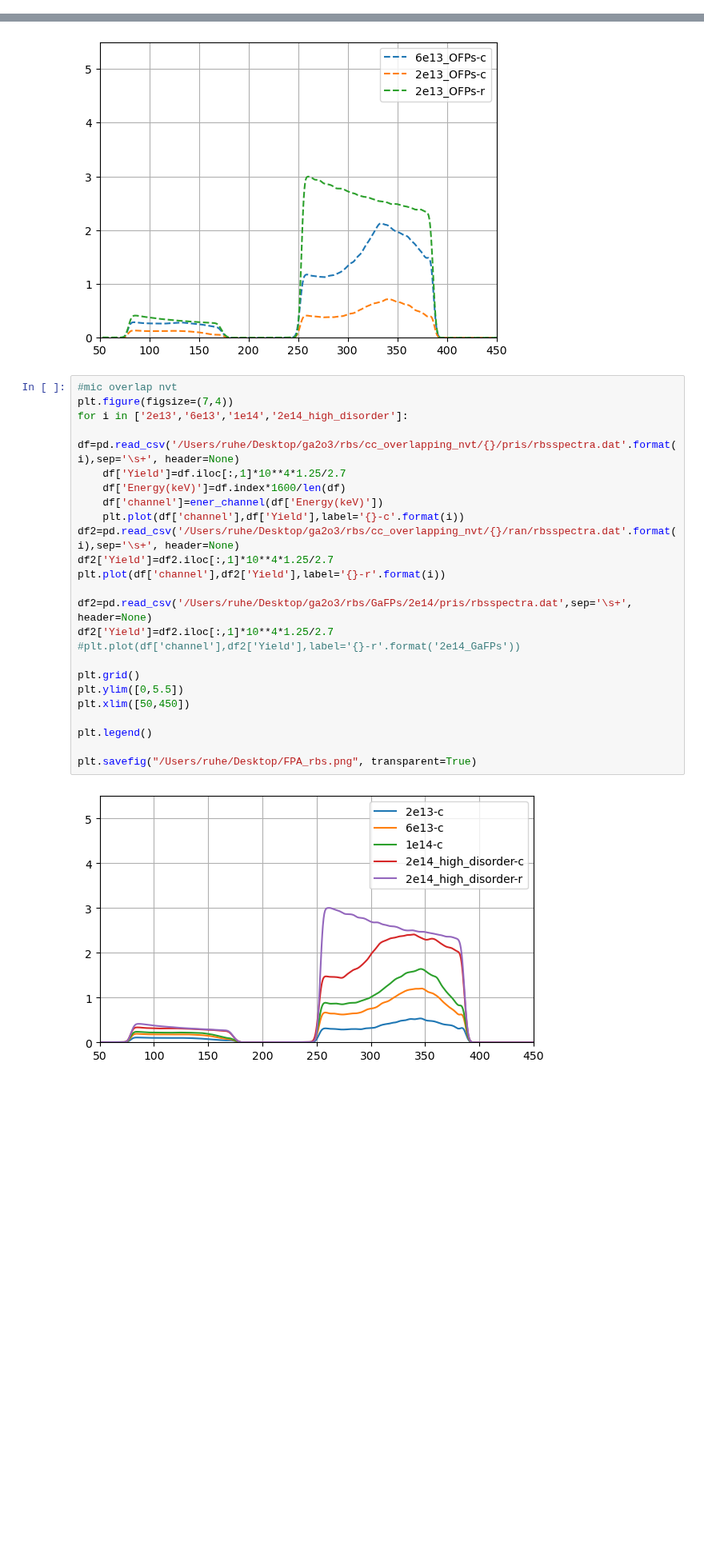
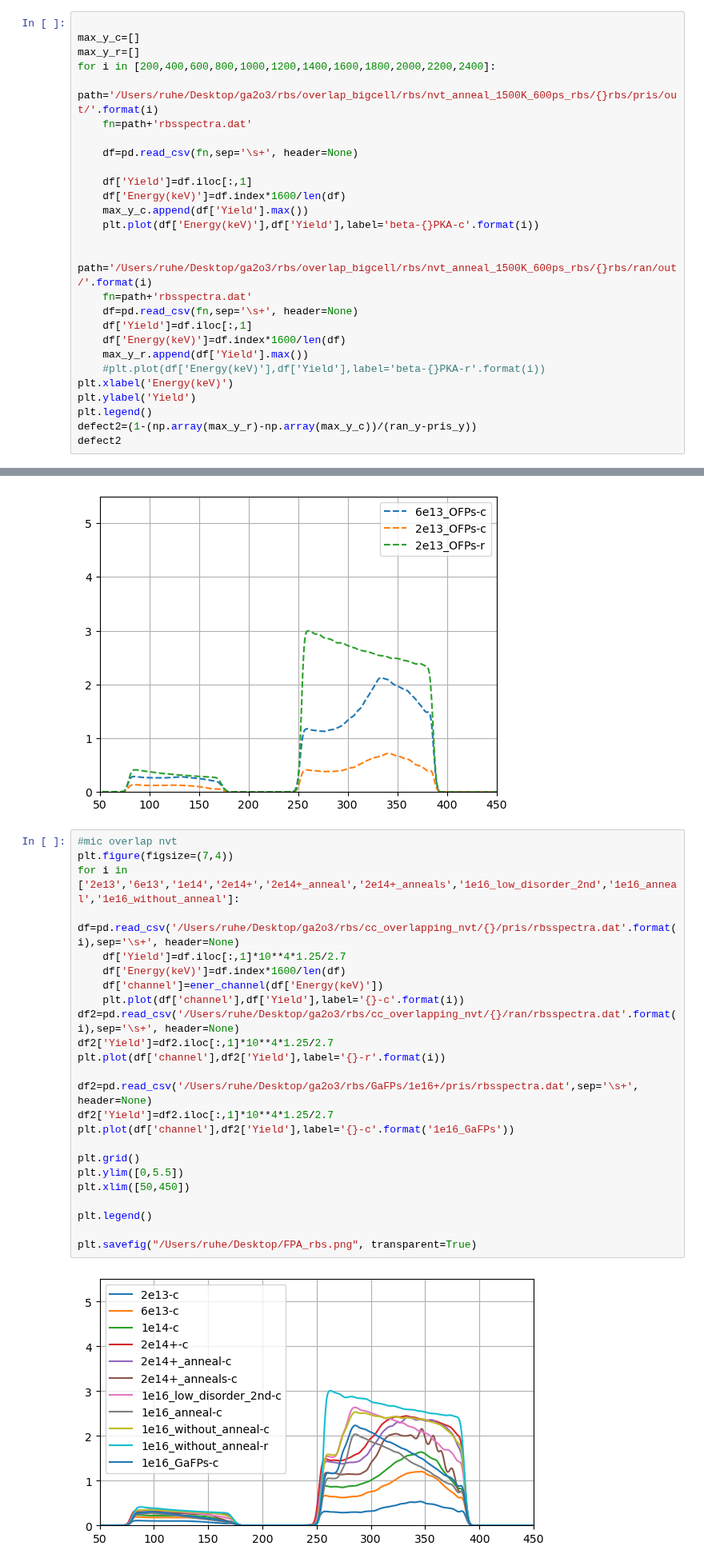
Before and after one commit to HE-RU10/ga2o3, a Jupyter notebook: RBS.ipynb, the cells around one changed output, grey strips where cells are left out. Shown at 80% size. Drawn from its saved outputs; the diff is of its cells as text; blank space fills up the shorter version.

```diff
--- a/RBS.ipynb
+++ b/RBS.ipynb
@@ -330,0 +353,27 @@ plt.ylim([0,1])
+# %%
+
+max_y_c=[]
+max_y_r=[]
+for i in [200,400,600,800,1000,1200,1400,1600,1800,2000,2200,2400]:
+    path='/Users/ruhe/Desktop/ga2o3/rbs/overlap_bigcell/rbs/nvt_anneal_1500K_600ps_rbs/{}rbs/pris/out/'.format(i)
+    fn=path+'rbsspectra.dat'
+
+    df=pd.read_csv(fn,sep='\s+', header=None)
+
+    df['Yield']=df.iloc[:,1]
+    df['Energy(keV)']=df.index*1600/len(df)
+    max_y_c.append(df['Yield'].max())
+    plt.plot(df['Energy(keV)'],df['Yield'],label='beta-{}PKA-c'.format(i))
+
+    path='/Users/ruhe/Desktop/ga2o3/rbs/overlap_bigcell/rbs/nvt_anneal_1500K_600ps_rbs/{}rbs/ran/out/'.format(i)
+    fn=path+'rbsspectra.dat'
+    df=pd.read_csv(fn,sep='\s+', header=None)
+    df['Yield']=df.iloc[:,1]
+    df['Energy(keV)']=df.index*1600/len(df)
+    max_y_r.append(df['Yield'].max())
+    #plt.plot(df['Energy(keV)'],df['Yield'],label='beta-{}PKA-r'.format(i))
+plt.xlabel('Energy(keV)')
+plt.ylabel('Yield')
+plt.legend()
+defect2=(1-(np.array(max_y_r)-np.array(max_y_c))/(ran_y-pris_y))
+defect2
@@ -435,26 +498,26 @@ plt.xlim([50,450])
 # %%
 #mic overlap nvt
 plt.figure(figsize=(7,4))
-for i in ['2e13','6e13','1e14','2e14_high_disorder']:
+for i in ['2e13','6e13','1e14','2e14+','2e14+_anneal','2e14+_anneals','1e16_low_disorder_2nd','1e16_anneal','1e16_without_anneal']:
     df=pd.read_csv('/Users/ruhe/Desktop/ga2o3/rbs/cc_overlapping_nvt/{}/pris/rbsspectra.dat'.format(i),sep='\s+', header=None)
     df['Yield']=df.iloc[:,1]*10**4*1.25/2.7
     df['Energy(keV)']=df.index*1600/len(df)
     df['channel']=ener_channel(df['Energy(keV)'])
     plt.plot(df['channel'],df['Yield'],label='{}-c'.format(i))
 df2=pd.read_csv('/Users/ruhe/Desktop/ga2o3/rbs/cc_overlapping_nvt/{}/ran/rbsspectra.dat'.format(i),sep='\s+', header=None)
 df2['Yield']=df2.iloc[:,1]*10**4*1.25/2.7
 plt.plot(df['channel'],df2['Yield'],label='{}-r'.format(i))
 
-df2=pd.read_csv('/Users/ruhe/Desktop/ga2o3/rbs/GaFPs/2e14/pris/rbsspectra.dat',sep='\s+', header=None)
+df2=pd.read_csv('/Users/ruhe/Desktop/ga2o3/rbs/GaFPs/1e16+/pris/rbsspectra.dat',sep='\s+', header=None)
 df2['Yield']=df2.iloc[:,1]*10**4*1.25/2.7
-#plt.plot(df['channel'],df2['Yield'],label='{}-r'.format('2e14_GaFPs'))
+plt.plot(df['channel'],df2['Yield'],label='{}-c'.format('1e16_GaFPs'))
 
 plt.grid()
 plt.ylim([0,5.5])
 plt.xlim([50,450])
 
 plt.legend()
 
 plt.savefig("/Users/ruhe/Desktop/FPA_rbs.png", transparent=True)
 # %% [output]
-[figure, old version]
+[figure, new version]
```
Also changed, not shown: parts of 7 cells of this notebook, 3 other files.
